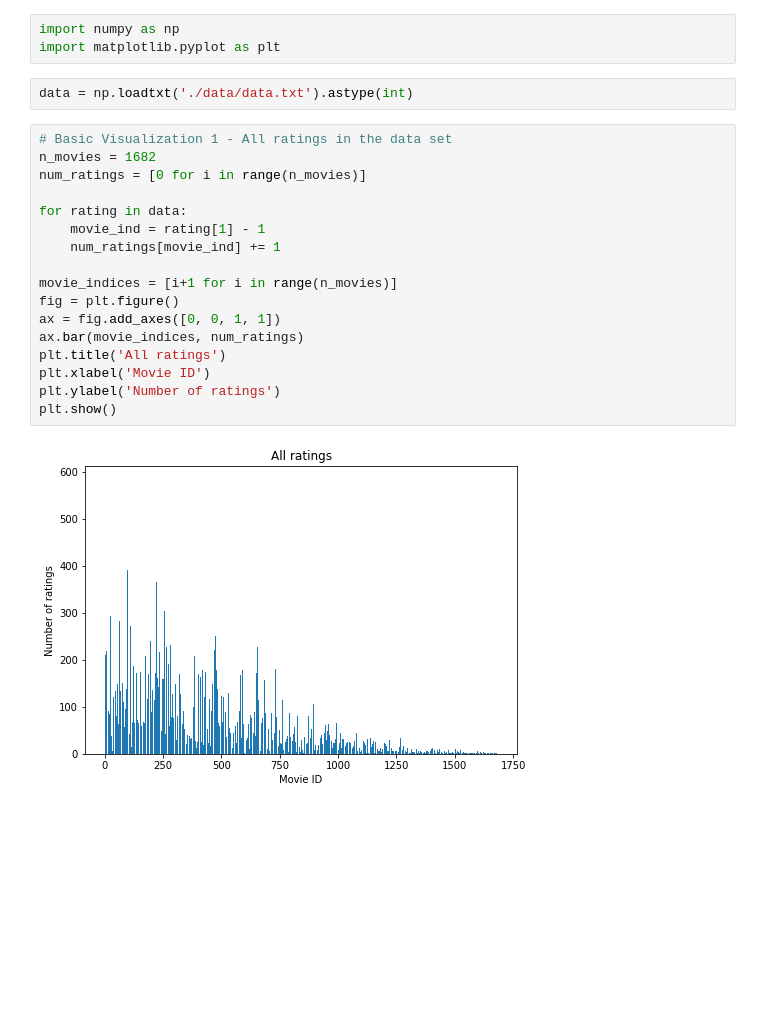
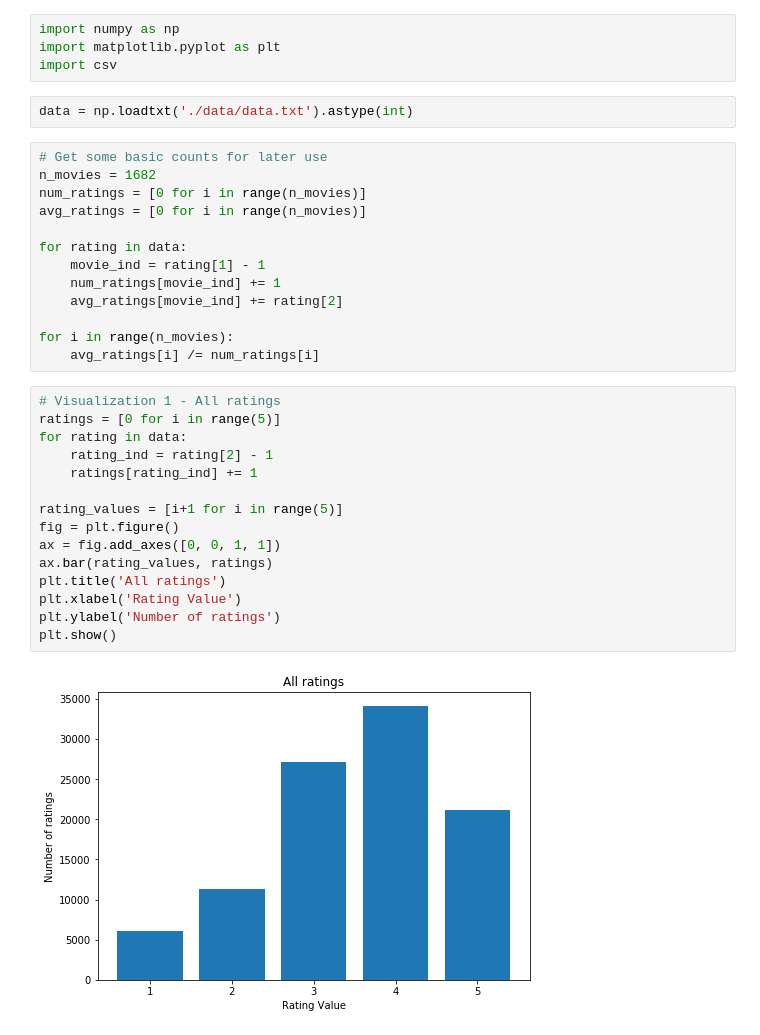
Before and after one commit to danezhou/CS155_Project2, a Jupyter notebook: Basic_Visuals.ipynb, the cells around one changed output. Saved outputs shown, nothing was run; the diff lists cells and outputs as text; blank space fills up the shorter version.

Commit message:
Finished basic visualizations

```diff
--- a/Basic_Visuals.ipynb
+++ b/Basic_Visuals.ipynb
@@ -1,25 +1,37 @@
 # %%
 import numpy as np
 import matplotlib.pyplot as plt
+import csv
 # %%
 data = np.loadtxt('./data/data.txt').astype(int)
+# %%
+# Get some basic counts for later use
+n_movies = 1682
+num_ratings = [0 for i in range(n_movies)]
+avg_ratings = [0 for i in range(n_movies)]
+
+for rating in data:
+    movie_ind = rating[1] - 1
+    num_ratings[movie_ind] += 1
+    avg_ratings[movie_ind] += rating[2]
+
+for i in range(n_movies):
+    avg_ratings[i] /= num_ratings[i]
 # %%
-# Basic Visualization 1 - All ratings in the data set
-n_movies = 1682
-num_ratings = [0 for i in range(n_movies)]
+# Visualization 1 - All ratings
+ratings = [0 for i in range(5)]
+for rating in data:
+    rating_ind = rating[2] - 1
+    ratings[rating_ind] += 1
 
-for rating in data:
-    movie_ind = rating[1] - 1
-    num_ratings[movie_ind] += 1
-
-movie_indices = [i+1 for i in range(n_movies)]
+rating_values = [i+1 for i in range(5)]
 fig = plt.figure()
 ax = fig.add_axes([0, 0, 1, 1])
-ax.bar(movie_indices, num_ratings)
+ax.bar(rating_values, ratings)
 plt.title('All ratings')
-plt.xlabel('Movie ID')
+plt.xlabel('Rating Value')
 plt.ylabel('Number of ratings')
 plt.show()
 # %% [output]
-[figure, old version]
+[figure, new version]
 # %%
```
Also changed, not shown: parts of 7 cells of this notebook.
